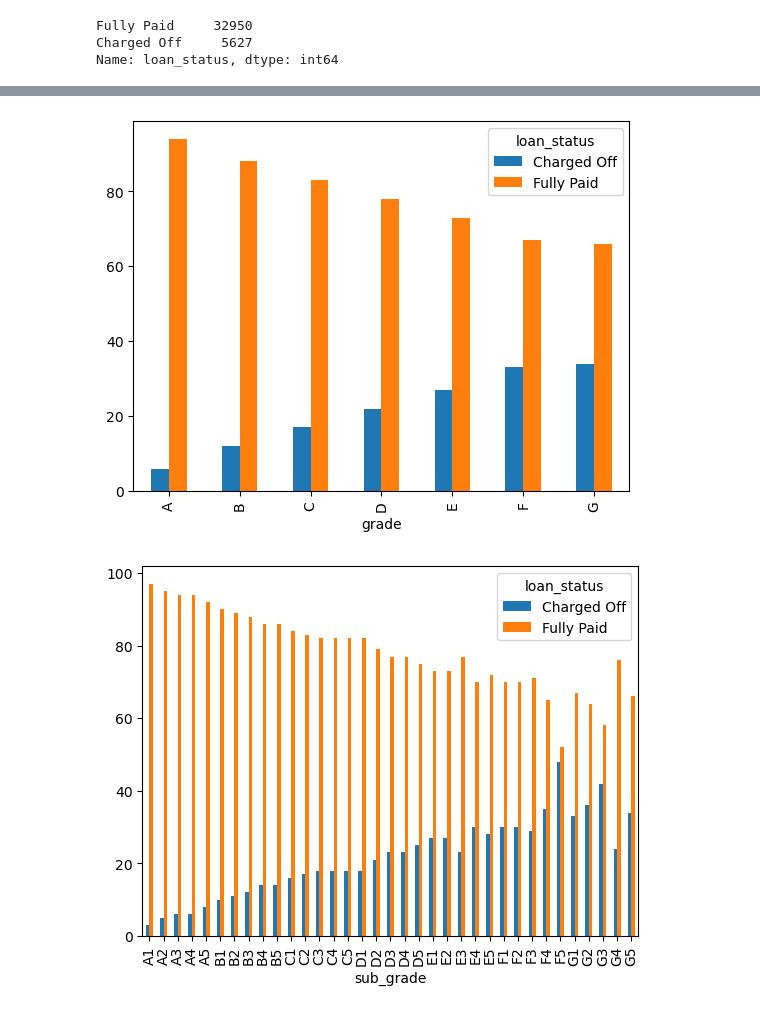
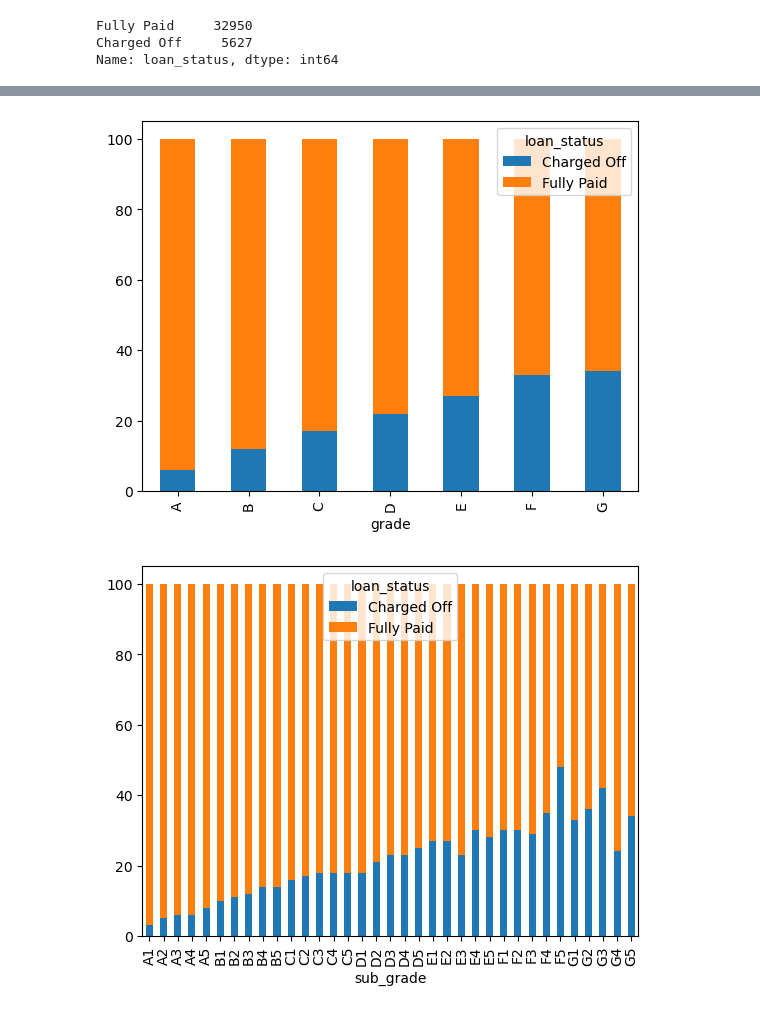
Before and after one commit to prakashreddyav/LendingClubCaseStudy, a Jupyter notebook: Venkata Prakash Reddy A.ipynb, the cells around one changed output, grey strips where cells are left out. Cells and saved outputs as stored; diff of their text form; code cells hidden in the pictures.

```diff
--- a/Venkata Prakash Reddy A.ipynb
+++ b/Venkata Prakash Reddy A.ipynb
@@ -490,5 +537,5 @@ for x in ['term','grade','sub_grade','emp_length','home_ownership','verification
     pivot['total'] = pivot['Charged Off'] + pivot['Fully Paid']
     pivot_percent = pivot.div(pivot['total'], axis=0).mul(100).round(0).astype(int)
     pivot_percent.drop('total',axis=1,inplace=True)
-    pivot_percent.plot(kind='bar')
+    pivot_percent.plot(kind='bar',stacked=True)
 # %% [output]
@@ -496,2 +543,2 @@ for x in ['term','grade','sub_grade','emp_length','home_ownership','verification
-[figure, old version]
+[figure, new version]
-[figure, old version]
+[figure, new version]
```
Also changed, not shown: parts of 34 cells of this notebook.
